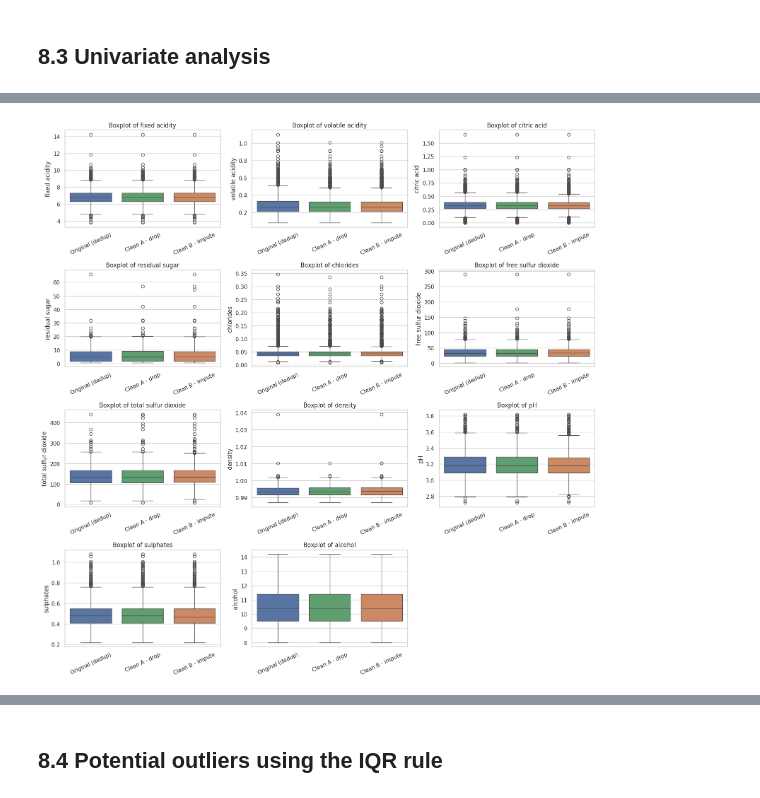
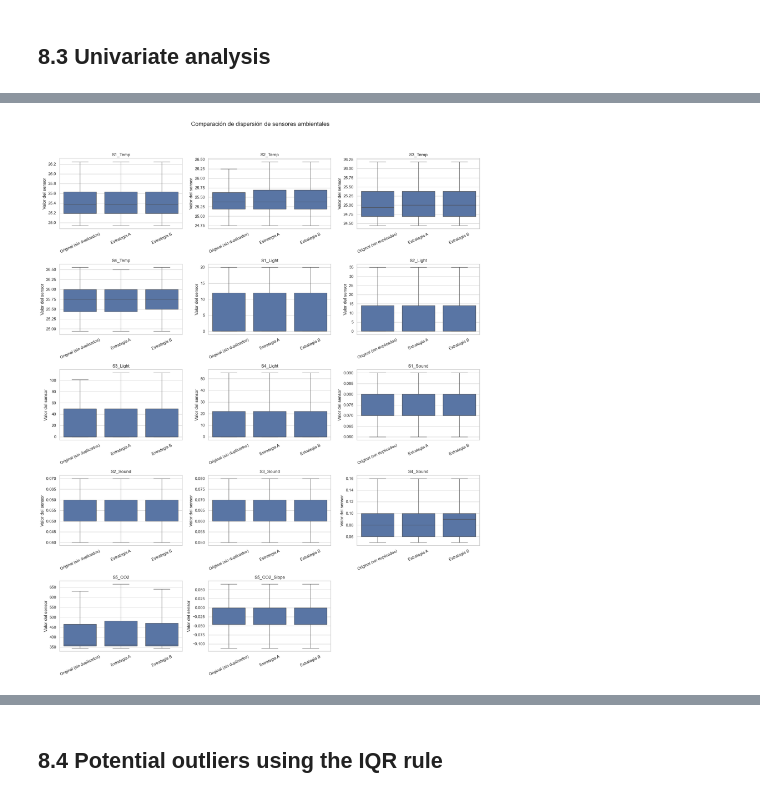
Before and after one commit to dacosgaya/-Tecnologico-de-Monterrey-MNA-Computo-en-la-nube, a Jupyter notebook: A03_A01370354.ipynb, the cells around one changed output, grey strips where cells are left out. Saved outputs shown, nothing was run; the diff lists cells and outputs as text; code cells hidden in the pictures.

```diff
--- a/A03_A01370354.ipynb
+++ b/A03_A01370354.ipynb
@@ -2949,13 +3618,85 @@ plt.show()
 # %%
-# Boxplots side by side: spread and potential extreme values per dataset
-fig, axes = plt.subplots(4, 3, figsize=(16, 16))
-for ax, column in zip(axes.flat, numeric_features):
-    sns.boxplot(data=long_df, x="dataset", y=column, hue="dataset", palette=PALETTE, ax=ax, legend=False)
-    ax.set_title(f"Boxplot of {column}")
+
+# Sección 8.3: Diagramas de caja comparativos
+# Sensores continuos de Room Occupancy Estimation
+
+continuous_columns = (
+    TEMPERATURE_COLUMNS
+    + LIGHT_COLUMNS
+    + SOUND_COLUMNS
+    + CO2_COLUMNS
+)
+
+# Datos en formato largo
+boxplot_df = long_format(continuous_columns)
+
+# Diagramas de caja con visualización central
+fig, axes = plt.subplots(
+    5,
+    3,
+    figsize=(17, 21)
+)
+
+axes = axes.flatten()
+
+for index, column in enumerate(continuous_columns):
+
+    ax = axes[index]
+
+    sns.boxplot(
+        data=boxplot_df,
+        x="Dataset",
+        y=column,
+        ax=ax,
+        showfliers=False
+    )
+
+    ax.set_title(column)
     ax.set_xlabel("")
+    ax.set_ylabel("Valor del sensor")
     ax.tick_params(axis="x", rotation=25)
-axes.flat[-1].axis("off")
+
+for index in range(len(continuous_columns), len(axes)):
+    axes[index].set_visible(False)
+
+fig.suptitle(
+    "Comparación de dispersión de sensores ambientales",
+    fontsize=16,
+    y=1.01
+)
+
+plt.tight_layout(rect=[0, 0, 1, 0.98])
+plt.show()
+
+
+# Visualización complementaria de valores extremos
+fig, axes = plt.subplots(
+    1,
+    4,
+    figsize=(17, 5)
+)
+
+for ax, column in zip(axes, TEMPERATURE_COLUMNS):
+
+    sns.boxplot(
+        data=boxplot_df,
+        x="Dataset",
+        y=column,
+        ax=ax,
+        showfliers=True
+    )
+
+    ax.set_title(column)
+    ax.set_xlabel("")
+    ax.set_ylabel("Temperatura")
+    ax.tick_params(axis="x", rotation=30)
+
+fig.suptitle(
+    "Impacto de valores extremos en sensores de temperatura",
+    fontsize=14
+)
+
 plt.tight_layout()
 plt.show()
 # %% [output]
-[figure, old version]
+[figure, new version]
```
Also changed, not shown: parts of 40 cells of this notebook.
